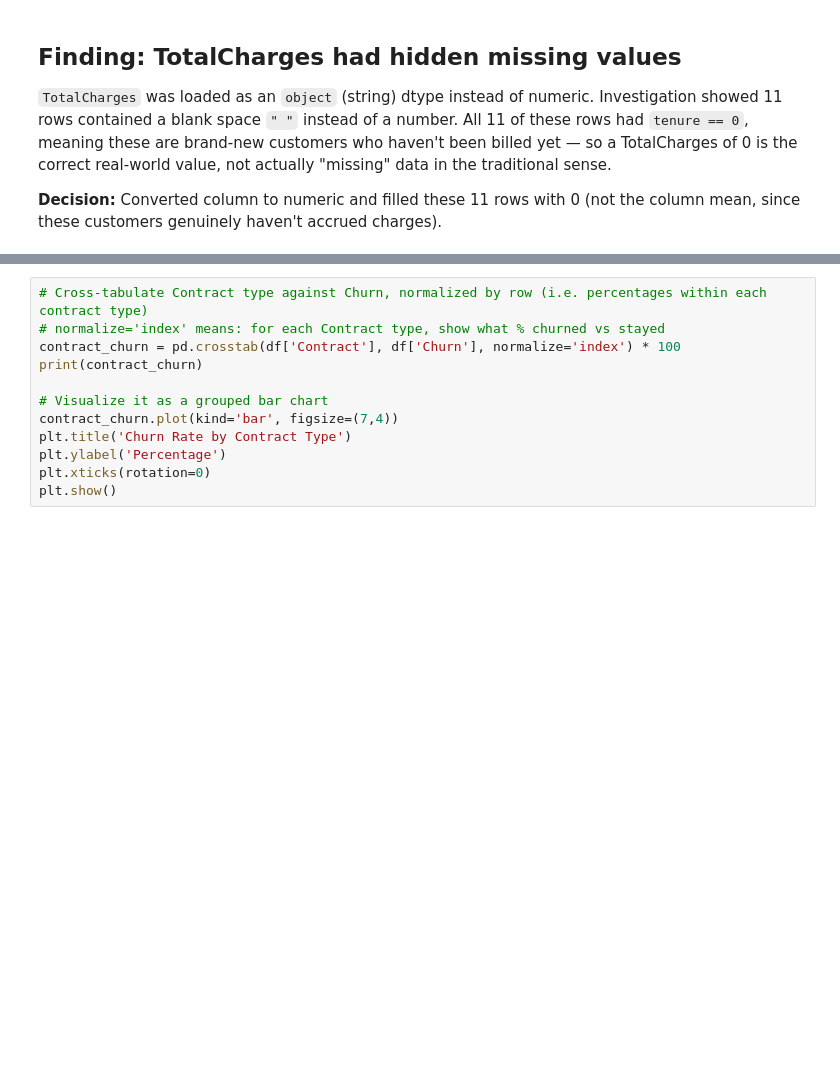
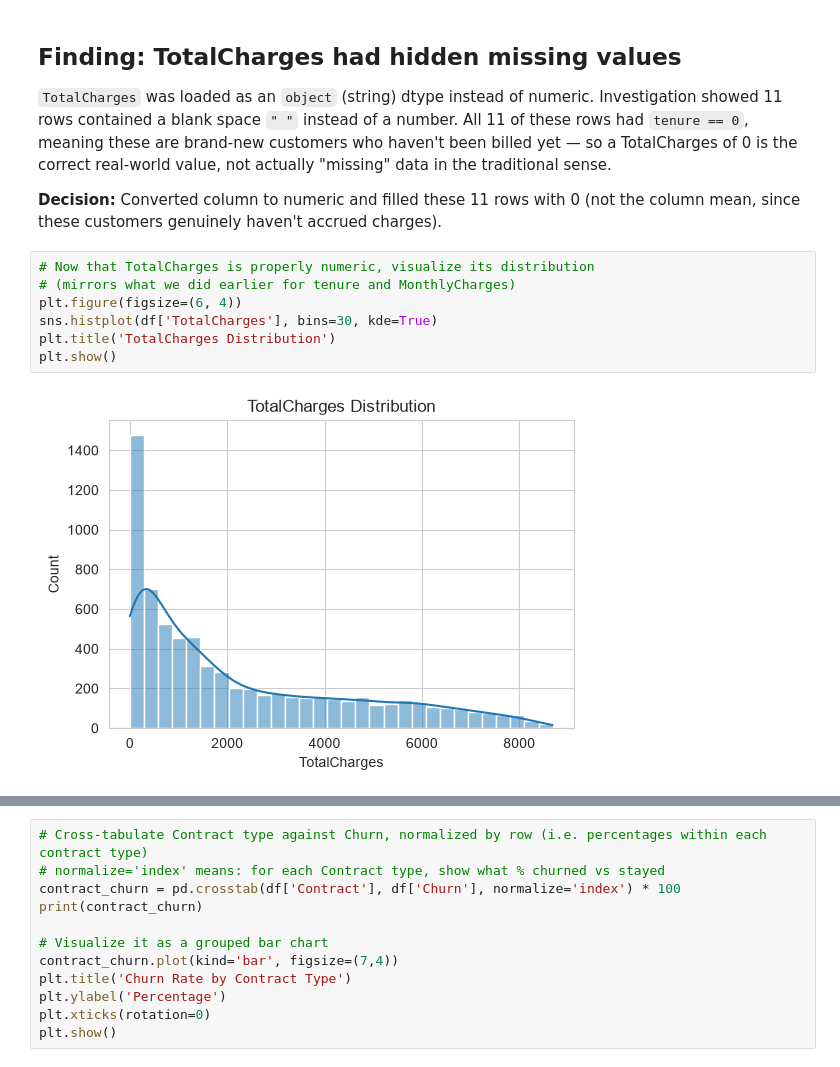
Before and after one commit to Glen-Rodrigues/customer-churn-mlops, a Jupyter notebook: notebooks/eda.ipynb, the cells around one changed output, grey strips where cells are left out. Saved outputs shown, nothing was run; the diff lists cells and outputs as text; blank space fills up the shorter version.

```diff
--- a/notebooks/eda.ipynb
+++ b/notebooks/eda.ipynb
@@ -213,3 +220,12 @@ value, not actually "missing" data in the traditional sense.
 
 **Decision:** Converted column to numeric and filled these 11 rows with 0
 (not the column mean, since these customers genuinely haven't accrued charges).
+# %%
+# Now that TotalCharges is properly numeric, visualize its distribution
+# (mirrors what we did earlier for tenure and MonthlyCharges)
+plt.figure(figsize=(6, 4))
+sns.histplot(df['TotalCharges'], bins=30, kde=True)
+plt.title('TotalCharges Distribution')
+plt.show()
+# %% [output]
+[figure, added]
```
Also changed, not shown: parts of 5 cells of this notebook.
